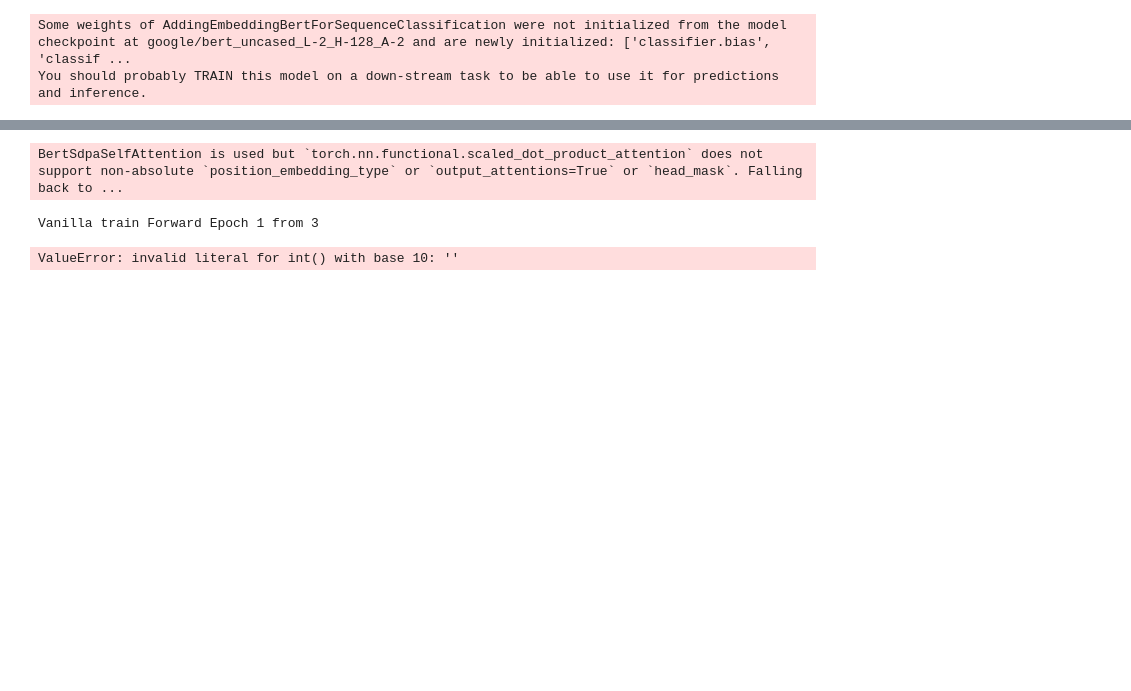
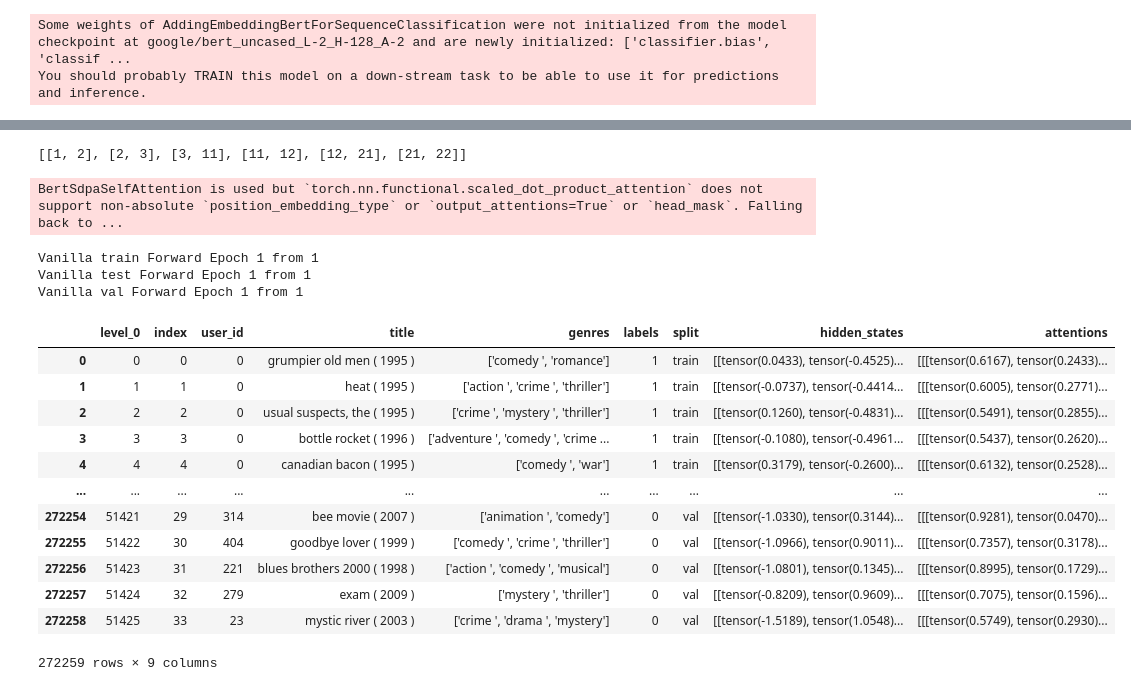
Before and after one commit to AhmadHAW/Hauptprojekt, a Jupyter notebook: training_models.ipynb, the cells around one changed output, grey strips where cells are left out. Drawn from its saved outputs; the diff is of its cells as text; code cells hidden in the pictures; blank space fills up the shorter version.

```diff
--- a/training_models.ipynb
+++ b/training_models.ipynb
@@ -131,3 +129,2 @@ Error:
 # %%
-movie_lens_loader.llm_df["labels"] = 1
-movie_lens_loader.add_false_edges(false_ratio = 2.0)
+#movie_lens_loader.add_false_edges(false_ratio = 2.0)
@@ -155,17 +140,30 @@ adding_embedding_bert_only_classifier = AddingEmbeddingsBertClassifierBase(movie
 # %%
-#del dataset_vanilla
-#del dataset_prompt
-#del dataset_adding_embedding
-#import gc
-#gc.collect()
-dataset_vanilla = movie_lens_loader.generate_vanilla_dataset(vanilla_bert_classifier.tokenize_function, suffix = "_fixed", force_recompute=True)
-dataset_prompt = movie_lens_loader.generate_prompt_embedding_dataset(prompt_bert_classifier.tokenize_function, kge_dimension = prompt_bert_classifier.kge_dimension, suffix = "_fixed", force_recompute=True)
-dataset_adding_embedding = movie_lens_loader.generate_adding_embedding_dataset(adding_embedding_bert_only_classifier.tokenizer.sep_token, adding_embedding_bert_only_classifier.tokenizer.pad_token, adding_embedding_bert_only_classifier.tokenize_function, suffix = "_fixed", kge_dimension = MODEL_HIDDEN_SIZE, force_recompute=True)
+dataset_vanilla_fixed = movie_lens_loader.generate_vanilla_dataset(vanilla_bert_classifier.tokenize_function, suffix = "_fixed")
+#dataset_prompt_fixed = movie_lens_loader.generate_prompt_embedding_dataset(prompt_bert_classifier.tokenize_function, kge_dimension = prompt_bert_classifier.kge_dimension, suffix = "_fixed")
+#dataset_adding_embedding_fixed = movie_lens_loader.generate_adding_embedding_dataset(adding_embedding_bert_only_classifier.tokenizer.sep_token, adding_embedding_bert_only_classifier.tokenizer.pad_token, adding_embedding_bert_only_classifier.tokenize_function, suffix = "_fixed", kge_dimension = MODEL_HIDDEN_SIZE)
-# %%
-vanilla_bert_classifier.forward_dataset_and_save_outputs(dataset_vanilla, force_recompute=True)
-prompt_bert_classifier.forward_dataset_and_save_outputs(dataset_prompt, force_recompute=True)
-df = adding_embedding_bert_only_classifier.forward_dataset_and_save_outputs(dataset_adding_embedding, force_recompute=True)
-# %% [output]
-BertSdpaSelfAttention is used but `torch.nn.functional.scaled_dot_product_attention` does not support non-absolute `position_embedding_type` or `output_attentions=True` or `head_mask`. Falling back to ...
-Vanilla train Forward Epoch 1 from 3
-ValueError: invalid literal for int() with base 10: ''
+# %%
+dataset_vanilla_fixed["train"][0]["ranges_over_batch"]
+# %% [output]
+[[1, 2], [2, 3], [3, 11], [11, 12], [12, 21], [21, 22]]
+# %%
+vanilla_bert_classifier.forward_dataset_and_save_outputs(dataset_vanilla_fixed, epochs=1)
+#prompt_bert_classifier.forward_dataset_and_save_outputs(dataset_prompt_fixed, epochs=1)
+#df = adding_embedding_bert_only_classifier.forward_dataset_and_save_outputs(dataset_adding_embedding_fixed, epochs=1)
+# %% [output]
+BertSdpaSelfAttention is used but `torch.nn.functional.scaled_dot_product_attention` does not support non-absolute `position_embedding_type` or `output_attentions=True` or `head_mask`. Falling back to ...
+Vanilla train Forward Epoch 1 from 1
+Vanilla test Forward Epoch 1 from 1
+Vanilla val Forward Epoch 1 from 1
+|  | level_0 | index | user_id | title | genres | labels | split | hidden_states | attentions |
+| 0 | 0 | 0 | 0 | grumpier old men ( 1995 ) | ['comedy ', 'romance'] | 1 | train | [[tensor(0.0433), tensor(-0.4525)... | [[[tensor(0.6167), tensor(0.2433)... |
+| 1 | 1 | 1 | 0 | heat ( 1995 ) | ['action ', 'crime ', 'thriller'] | 1 | train | [[tensor(-0.0737), tensor(-0.4414... | [[[tensor(0.6005), tensor(0.2771)... |
+| 2 | 2 | 2 | 0 | usual suspects, the ( 1995 ) | ['crime ', 'mystery ', 'thriller'] | 1 | train | [[tensor(0.1260), tensor(-0.4831)... | [[[tensor(0.5491), tensor(0.2855)... |
+| 3 | 3 | 3 | 0 | bottle rocket ( 1996 ) | ['adventure ', 'comedy ', 'crime ... | 1 | train | [[tensor(-0.1080), tensor(-0.4961... | [[[tensor(0.5437), tensor(0.2620)... |
+| 4 | 4 | 4 | 0 | canadian bacon ( 1995 ) | ['comedy ', 'war'] | 1 | train | [[tensor(0.3179), tensor(-0.2600)... | [[[tensor(0.6132), tensor(0.2528)... |
+| ... | ... | ... | ... | ... | ... | ... | ... | ... | ... |
+| 272254 | 51421 | 29 | 314 | bee movie ( 2007 ) | ['animation ', 'comedy'] | 0 | val | [[tensor(-1.0330), tensor(0.3144)... | [[[tensor(0.9281), tensor(0.0470)... |
+| 272255 | 51422 | 30 | 404 | goodbye lover ( 1999 ) | ['comedy ', 'crime ', 'thriller'] | 0 | val | [[tensor(-1.0966), tensor(0.9011)... | [[[tensor(0.7357), tensor(0.3178)... |
+| 272256 | 51423 | 31 | 221 | blues brothers 2000 ( 1998 ) | ['action ', 'comedy ', 'musical'] | 0 | val | [[tensor(-1.0801), tensor(0.1345)... | [[[tensor(0.8995), tensor(0.1729)... |
+| 272257 | 51424 | 32 | 279 | exam ( 2009 ) | ['mystery ', 'thriller'] | 0 | val | [[tensor(-0.8209), tensor(0.9609)... | [[[tensor(0.7075), tensor(0.1596)... |
+| 272258 | 51425 | 33 | 23 | mystic river ( 2003 ) | ['crime ', 'drama ', 'mystery'] | 0 | val | [[tensor(-1.5189), tensor(1.0548)... | [[[tensor(0.5749), tensor(0.2930)... |
+272259 rows × 9 columns
```
Also changed, not shown: parts of 4 cells of this notebook, 3 other files.
